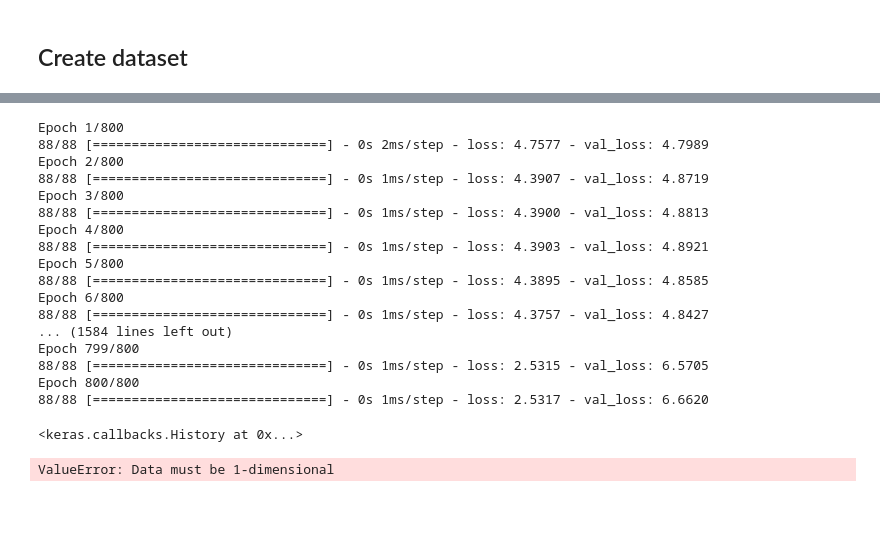
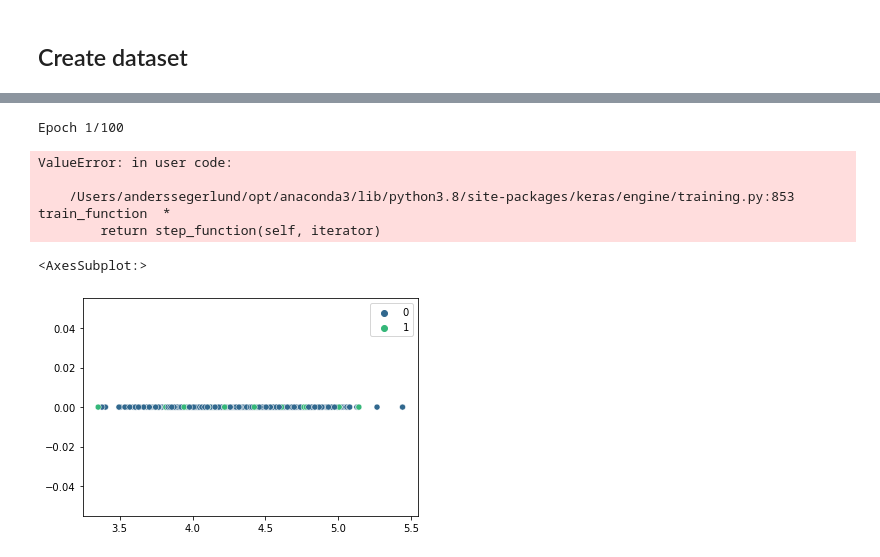
Before and after one commit to anderssegerlund/Machine-Learning, a Jupyter notebook: Car-volt mock data/Generate fake car volt with autoencoder.ipynb, the cells around one changed output, grey strips where cells are left out. Saved outputs shown, nothing was run; the diff lists cells and outputs as text; code cells hidden in the pictures; blank space fills up the shorter version.

Commit message:
Gen update. mest markov chain samt autoencoder

```diff
--- a/Car-volt mock data/Generate fake car volt with autoencoder.ipynb
+++ b/Car-volt mock data/Generate fake car volt with autoencoder.ipynb
@@ -278,11 +283,11 @@ class Autoencoder(keras.Model):
 
         glorot= tf.keras.initializers.GlorotUniform()
         # Encoder
-        self.encoder = Sequential([Input(1080),
-                                   Dense(50, kernel_initializer=glorot, activation="relu"), # Layer 2
+        self.encoder = Sequential([Input(batch_size*n_cells),
+                                   Dense(150, kernel_initializer=glorot, activation="relu"), # Layer 2
                                   Dense(self.bottle_neck, kernel_initializer=glorot, activation="relu")]) # Layer 3
         # Decoder
-        self.decoder = Sequential([Dense(1080, kernel_initializer=glorot, activation="relu")])
+        self.decoder = Sequential([Dense(batch_size*n_cells, kernel_initializer=glorot, activation="relu")])
 
     def call(self, x):
         encoded = self.encoder(x)
@@ -291,9 +296,9 @@ class Autoencoder(keras.Model):
 # %%
 # Initialize encoders
 autoencoder1 = Autoencoder(2)
-autoencoder2 = Autoencoder(4)
+#autoencoder2 = Autoencoder(4)
 
 # Compile encoders
-adam = Adam(learning_rate=0.001)
-autoencoder1.compile(optimizer=adam, loss="mse")
-autoencoder2.compile(optimizer=adam, loss="mse")
+adam = Adam(learning_rate=0.01)
+autoencoder1.compile(optimizer=adam, loss="mse") #binary_crossentropy
+#autoencoder2.compile(optimizer=adam, loss="mse")
@@ -300,28 +309,15 @@ autoencoder2.compile(optimizer=adam, loss="mse")
 # %%
 # Fit encoders
-epochs = 800
+epochs = 100
 batch_size=10
 autoencoder1.fit(x_train, x_train, epochs=epochs,batch_size=batch_size, shuffle=True,validation_data=(x_test, y_test))
 #autoencoder2.fit(x_train, x_train, epochs=epochs,batch_size=batch_size, shuffle=True,validation_data=(x_test, y_test))
 # %% [output]
-Epoch 1/800
-88/88 [==============================] - 0s 2ms/step - loss: 4.7577 - val_loss: 4.7989
-Epoch 2/800
-88/88 [==============================] - 0s 1ms/step - loss: 4.3907 - val_loss: 4.8719
-Epoch 3/800
-88/88 [==============================] - 0s 1ms/step - loss: 4.3900 - val_loss: 4.8813
-Epoch 4/800
-88/88 [==============================] - 0s 1ms/step - loss: 4.3903 - val_loss: 4.8921
-Epoch 5/800
-88/88 [==============================] - 0s 1ms/step - loss: 4.3895 - val_loss: 4.8585
-Epoch 6/800
-88/88 [==============================] - 0s 1ms/step - loss: 4.3757 - val_loss: 4.8427
-... (1584 lines left out)
-Epoch 799/800
-88/88 [==============================] - 0s 1ms/step - loss: 2.5315 - val_loss: 6.5705
-Epoch 800/800
-88/88 [==============================] - 0s 1ms/step - loss: 2.5317 - val_loss: 6.6620
+Epoch 1/100
-<keras.callbacks.History at 0x...>
+ValueError: in user code:
+
+    /Users/anderssegerlund/opt/anaconda3/lib/python3.8/site-packages/keras/engine/training.py:853 train_function  *
+        return step_function(self, iterator)
 # %%
 #List of index with number
 index_list = [list(np.where(y_test==i))[0][0] for i in range(0,1)]
@@ -334,5 +330,7 @@ decoded_imgs = autoencoder2.decoder(encoded_imgs).numpy().reshape([-1,1080])
 # %%
 encode1 =autoencoder1.encoder(x_train)
 # %%
-n11 = np.array(encode1[:,0])
-n12 = np.array(encode1[:,1])
+n11 = np.array(encode1[:,0]).reshape(1,-1)[0]
+n12 = np.array(encode1[:,1]).reshape(1,-1)[0]
+#n11 = n11.reshape(-1,1)
+#n12 = n12.reshape(-1,1)
@@ -339,5 +342,7 @@ n12 = np.array(encode1[:,1])
 # %%
-sns.scatterplot(x=n11,y=n12,hue=y_train,palette="viridis")
+#sns.scatterplot(x=n11,y=n12,hue=y_train.reshape(1,-1)[0],palette="viridis")
+sns.scatterplot(x=n11,y=n12,hue=y_test.reshape(1,-1)[0],palette="viridis")
 #sns.scatterplot(x=n11,y=n12)
 # %% [output]
-ValueError: Data must be 1-dimensional
+<AxesSubplot:>
+[figure, added]
```
Also changed, not shown: parts of 19 cells of this notebook, 2 other files.
